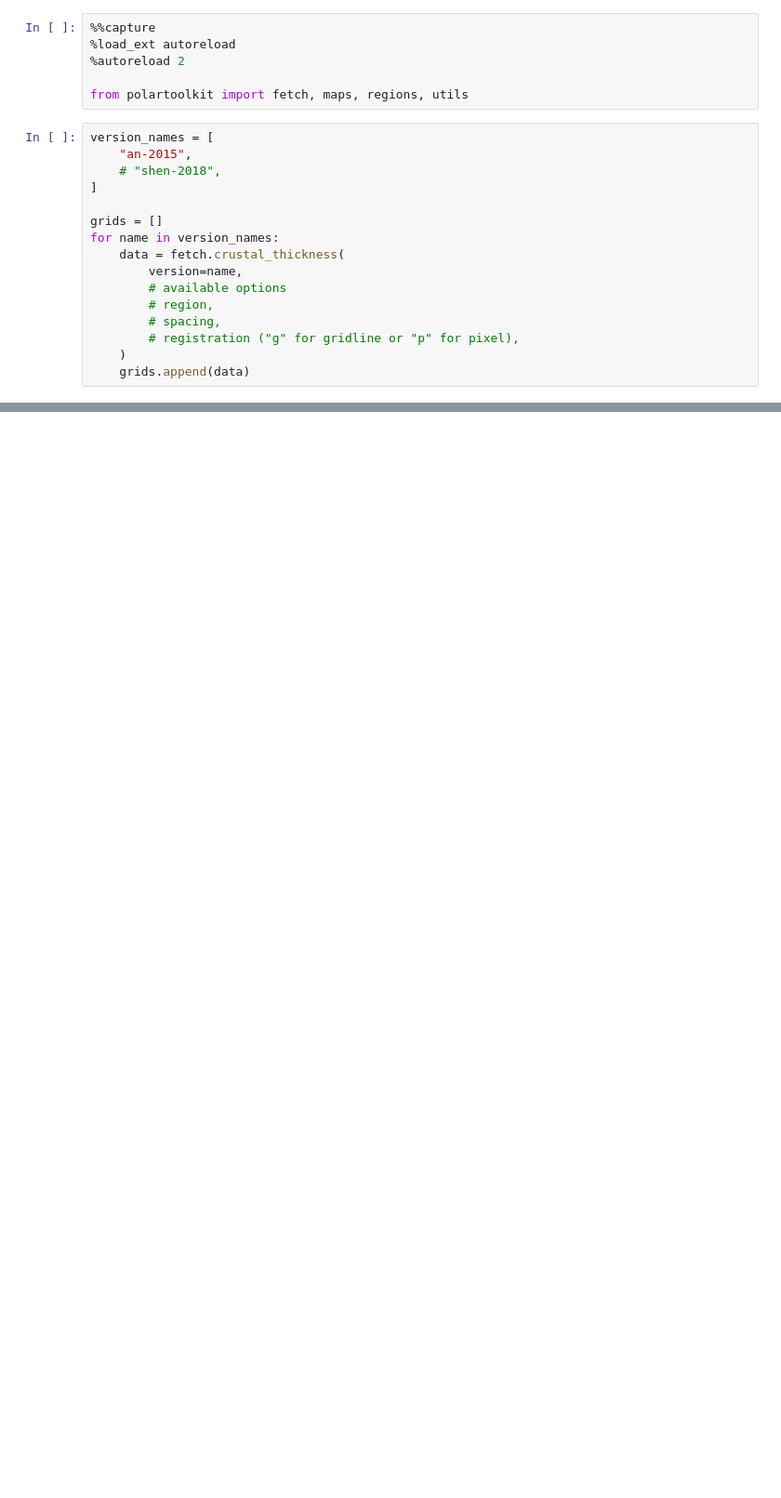
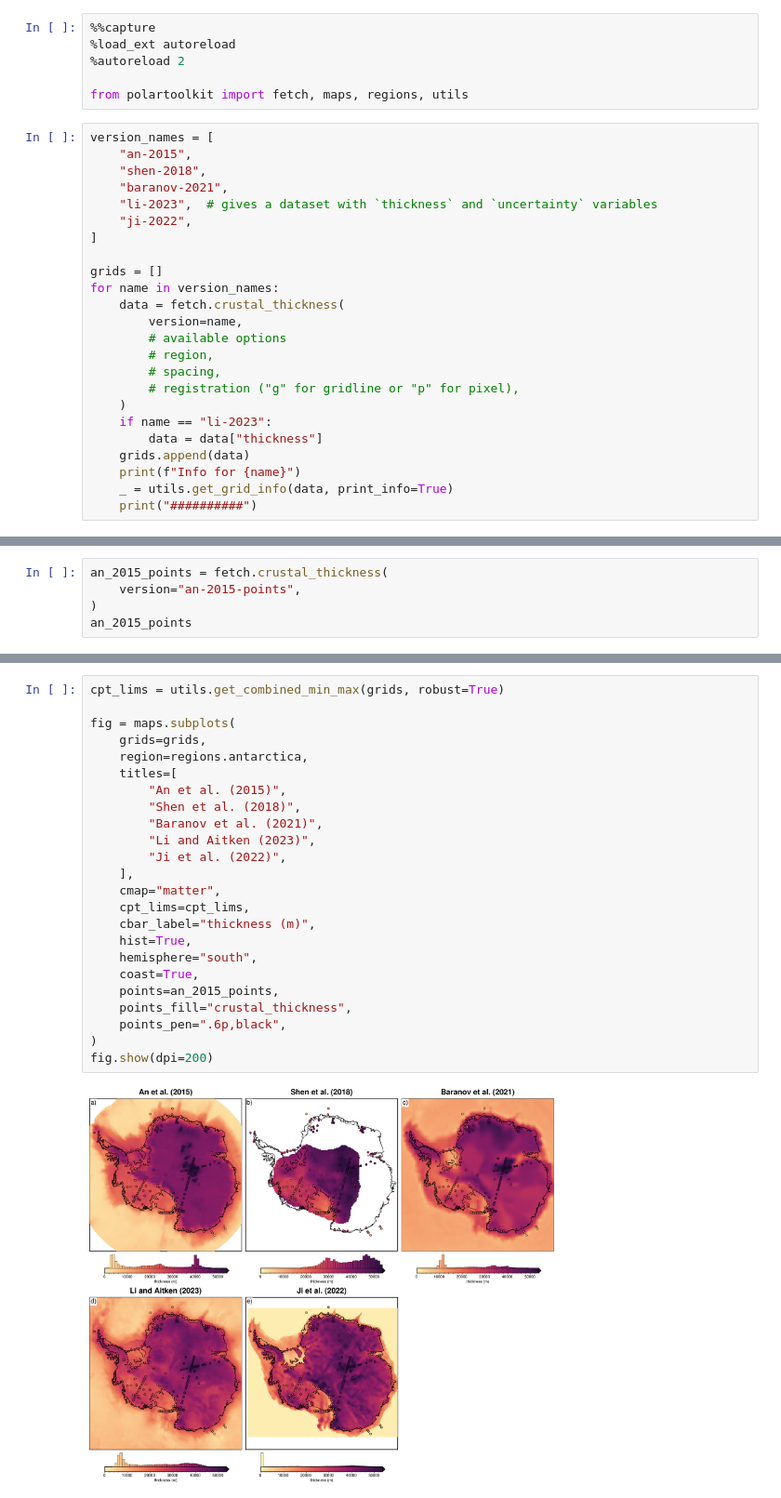
Before and after one commit to mdtanker/polartoolkit, a Jupyter notebook: docs/datasets/antarctica/crustal_thickness.ipynb, the cells around one changed output, grey strips where cells are left out. Shown at 93% size. Cells and saved outputs as stored; diff of their text form; blank space fills up the shorter version.

```diff
--- a/docs/datasets/antarctica/crustal_thickness.ipynb
+++ b/docs/datasets/antarctica/crustal_thickness.ipynb
@@ -18,7 +22,10 @@ from polartoolkit import fetch, maps, regions, utils
 # %%
 version_names = [
     "an-2015",
-    # "shen-2018",
+    "shen-2018",
+    "baranov-2021",
+    "li-2023",  # gives a dataset with `thickness` and `uncertainty` variables
+    "ji-2022",
 ]
 
 grids = []
@@ -30,4 +37,9 @@ for name in version_names:
         # spacing,
         # registration ("g" for gridline or "p" for pixel),
     )
+    if name == "li-2023":
+        data = data["thickness"]
     grids.append(data)
+    print(f"Info for {name}")
+    _ = utils.get_grid_info(data, print_info=True)
+    print("##########")
@@ -57,0 +64,5 @@ fig.show(dpi=200)
+# %%
+an_2015_points = fetch.crustal_thickness(
+    version="an-2015-points",
+)
+an_2015_points
@@ -57,0 +83,26 @@ fig.show(dpi=200)
+# %%
+cpt_lims = utils.get_combined_min_max(grids, robust=True)
+
+fig = maps.subplots(
+    grids=grids,
+    region=regions.antarctica,
+    titles=[
+        "An et al. (2015)",
+        "Shen et al. (2018)",
+        "Baranov et al. (2021)",
+        "Li and Aitken (2023)",
+        "Ji et al. (2022)",
+    ],
+    cmap="matter",
+    cpt_lims=cpt_lims,
+    cbar_label="thickness (m)",
+    hist=True,
+    hemisphere="south",
+    coast=True,
+    points=an_2015_points,
+    points_fill="crustal_thickness",
+    points_pen=".6p,black",
+)
+fig.show(dpi=200)
+# %% [output]
+[figure, added]
```
Also changed, not shown: parts of 5 cells of this notebook, 4 other files.
